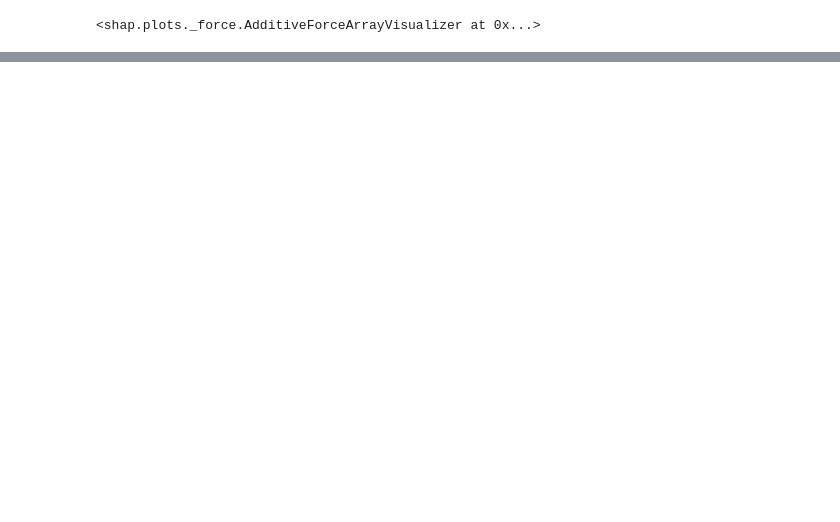
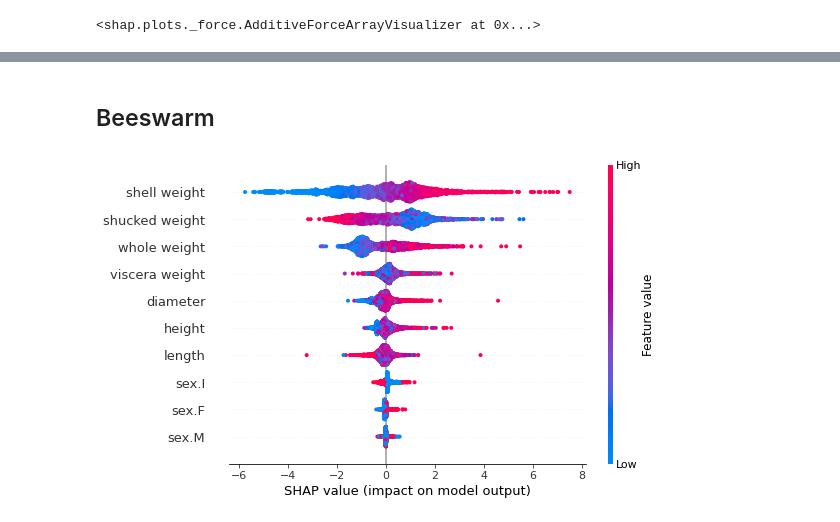
Before and after one commit to conorosully/medium-articles, a Jupyter notebook: src/shap_tutorial.ipynb, the cells around one changed output, grey strips where cells are left out. Cells and saved outputs as stored; diff of their text form; code cells hidden in the pictures; blank space fills up the shorter version.

```diff
--- a/src/shap_tutorial.ipynb
+++ b/src/shap_tutorial.ipynb
@@ -140,0 +184,9 @@ shap.plots.force(shap_values[0:100])
+# %% [markdown]
+## Beeswarm
+# %%
+# Beeswarm plot
+shap.plots.beeswarm(shap_values,show=False)
+
+plt.savefig(path.format('beeswarm.png'),dpi=200,bbox_inches='tight')
+# %% [output]
+[figure, added]
```
Also changed, not shown: parts of 31 cells of this notebook.
